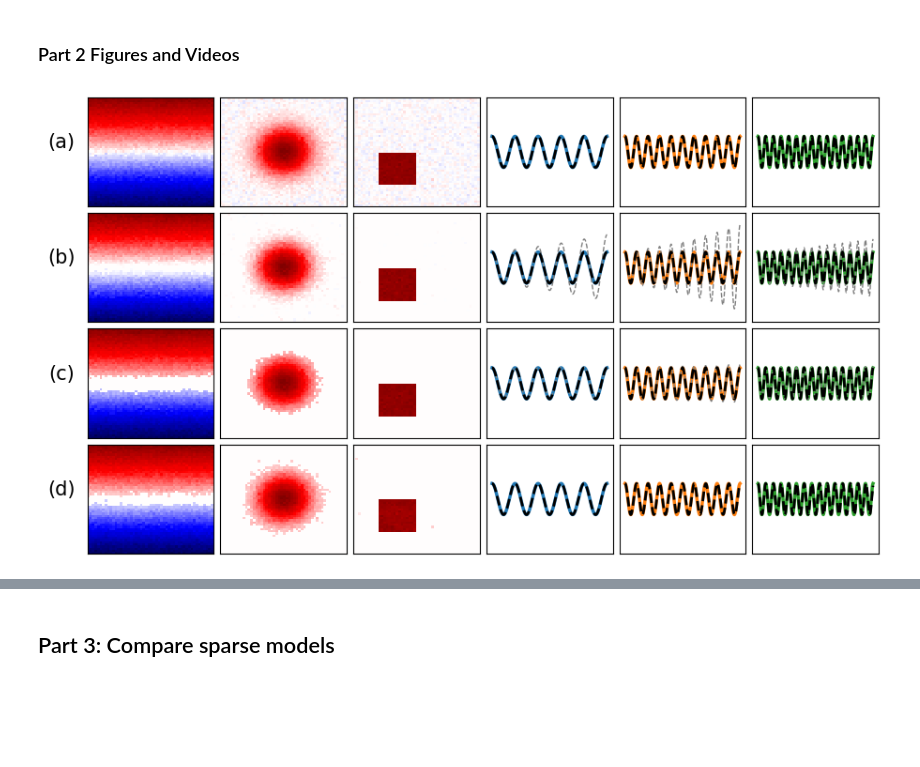
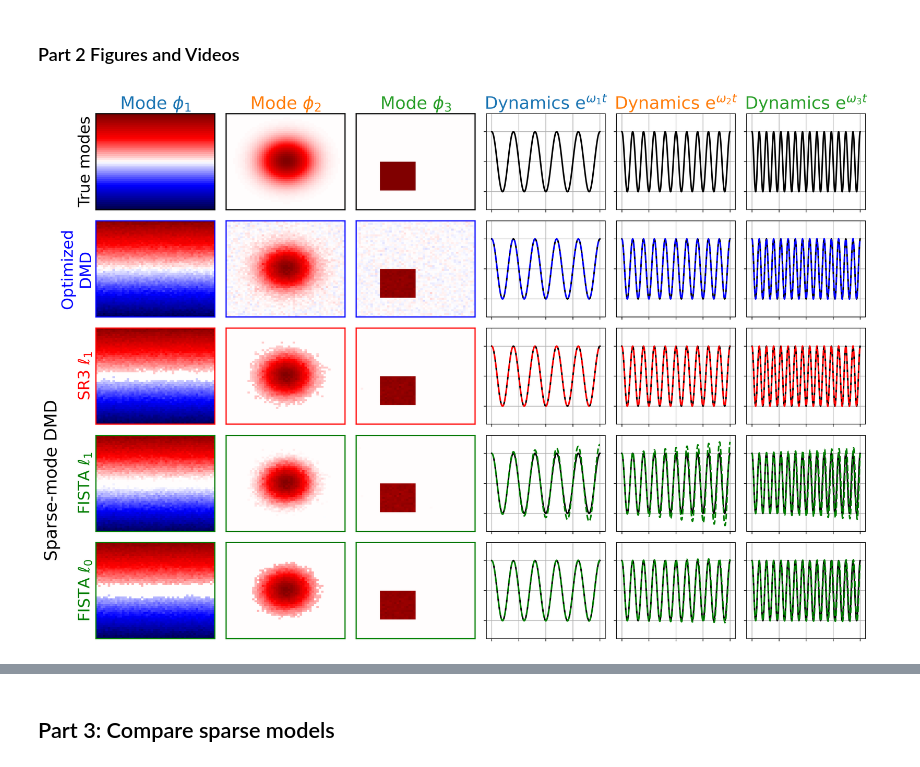
Before and after one commit to sichinaga/sparse_mode_dmd, a Jupyter notebook: Example1-ToyData.ipynb, the cells around one changed output, grey strips where cells are left out. Cells and saved outputs as stored; diff of their text form; code cells hidden in the pictures; blank space fills up the shorter version.

```diff
--- a/Example1-ToyData.ipynb
+++ b/Example1-ToyData.ipynb
@@ -106,15 +91,0 @@ plt.show()
-# %%
-# Plot some frames of the data.
-vmax = 1.2 * np.abs(X).max()
-for i in [0, 1, 2, nt - 1]:
-    plt.figure(figsize=(2, 2), dpi=100)
-    plt.pcolor(
-        X[:, i].reshape(ny, nx).real,
-        vmax=vmax,
-        vmin=-vmax,
-        cmap="seismic",
-    )
-    plt.xticks([])
-    plt.yticks([])
-    plt.show()
-    # plt.savefig(f"figures/figure-1/snp_{i + 1}.png", transparent=True)
@@ -171,61 +254,85 @@ optdmd_sr3 = SparseBOPDMD(
 ### Part 2 Figures and Videos
 # %%
 true_colors = ["tab:blue", "tab:orange", "tab:green"]
-figure_labels = ["(a)", "(b)", "(c)", "(d)"]
-all_models = [optdmd, optdmd_l1, optdmd_l0, optdmd_sr3]
-all_models_c = [optdmd_l1c, optdmd_l0c]
-c_index = [1, 2]
+figure_labels = [
+    "Optimized\nDMD",
+    "SR3 $\ell_1$",
+    "FISTA $\ell_1$",
+    "FISTA $\ell_0$",
+]
+all_models = [optdmd, optdmd_sr3, optdmd_l1, optdmd_l0]
+model_colors = ["b", "r", "g", "g"]
 
-fig = plt.figure(figsize=(9, 5), dpi=100) # for 1 x 6 plot
+fig = plt.figure(figsize=(15, 10), dpi=400)
+
+for i, u in enumerate([u1, u2, u3]):
+    ax = fig.add_subplot(5, 6, i + 1)
+    ax.set_title(f"Mode $\phi_{i + 1}$", fontsize=22, c=mode_colors[i])
+    ax.pcolor(u.reshape(ny, nx), vmax=1, vmin=-1, cmap="seismic")
+    ax.set_xticks([])
+    ax.set_yticks([])
+    for location in ["left", "right", "top", "bottom"]:
+        ax.spines[location].set_linewidth(1.5)
+
+    if i == 0:
+        ax.set_ylabel("True modes", fontsize=20)
+
+dynamics_titles = [
+    "Dynamics e$^{\omega_1 t}$",
+    "Dynamics e$^{\omega_2 t}$",
+    "Dynamics e$^{\omega_3 t}$"
+]
+for i, dynamics in enumerate([t1, t2, t3]):
+    ax = fig.add_subplot(5, 6, i + 4)
+    ax.set_title(dynamics_titles[i], fontsize=22, c=mode_colors[i])
+    ax.plot(t, dynamics.real, lw=2, c="k")
+    ax.set_ylim([-1.6, 1.6])
+    ax.grid(True)
+    ax.set_xticklabels([])
+    ax.set_yticklabels([])
 
 # Plot the modes and dynamics for each DMD model.
 for model_idx, model in enumerate(all_models):
 
     # Iterate through the gradient, gaussian, and square.
     for true_idx, dmd_idx in enumerate([0, 2, 1]):
 
         # Get the current mode and corresponding dynamics.
         mode = model.modes[:, dmd_idx]
         vmax = np.abs(mode).max()
         dynamics = np.exp(model.eigs[dmd_idx] * t)
         true_dynamics = np.exp(true_eigs[true_idx] * t)
 
         # Plot the DMD mode.
-        ax = fig.add_subplot(4, 6, 6 * model_idx + true_idx + 1)
+        ax = fig.add_subplot(5, 6, 6 * (model_idx + 1) + true_idx + 1)
         ax.pcolor(
             mode.reshape(ny, nx).real,
             vmax=vmax,
             vmin=-vmax,
             cmap="seismic",
         )
         ax.set_xticks([])
         ax.set_yticks([])
+        plt.setp(ax.spines.values(), color=model_colors[model_idx])
+        for location in ["left", "right", "top", "bottom"]:
+            ax.spines[location].set_linewidth(1.5)
 
         if true_idx == 0:
             # Add label to the first mode.
-            ax.set_ylabel(figure_labels[model_idx], rotation=0, labelpad=20, fontsize=15)
+            ax.set_ylabel(figure_labels[model_idx], fontsize=20, c=model_colors[model_idx])
 
         # Plot the DMD dynamics against the true dynamics.
-        ax = fig.add_subplot(4, 6, 6 * model_idx + true_idx + 4)
-        ax.plot(t, true_dynamics, c=true_colors[true_idx], lw=2.5)
-        ax.set_ylim([-3.5, 3.5])
-        ax.set_xticks([])
-        ax.set_yticks([])
-        # plt.tight_layout(pad=0.5)
+        ax = fig.add_subplot(5, 6, 6 * (model_idx + 1) + true_idx + 4)
+        ax.plot(t, true_dynamics, c="k", lw=2)
+        ax.plot(t, dynamics, "--", c=model_colors[model_idx], lw=2)
+        ax.set_ylim([-1.6, 1.6])
+        ax.grid(True)
+        ax.set_xticklabels([])
+        ax.set_yticklabels([])
 
-        if model_idx in c_index:
-            # For the sparse models, also plot dynamics of the constrained model.
-            model_c = all_models_c[c_index.index(model_idx)]
-            dynamics_c = np.exp(model_c.eigs[dmd_idx] * t)
-            ax.plot(t, dynamics, "--", c="grey", label="No proj.", lw=1)
-            ax.plot(t, dynamics_c, "--", c="k", label="With proj.", lw=2)
-        else:
-            # For regular DMD model, only plot the DMD dynamics.
-            ax.plot(t, dynamics, "--", c="k", label="DMD", lw=2)
-
-plt.tight_layout(pad=0.5)
+fig.supylabel("Sparse-mode DMD",fontsize=22, y=0.3, c="k")
+plt.tight_layout()
 plt.show()
-# plt.savefig(f"figures/figure-2/figure-2.png")
 # %% [output]
-[figure, old version]
+[figure, new version]
 # %%
```
Also changed, not shown: parts of 11 cells of this notebook, 1 other file.
